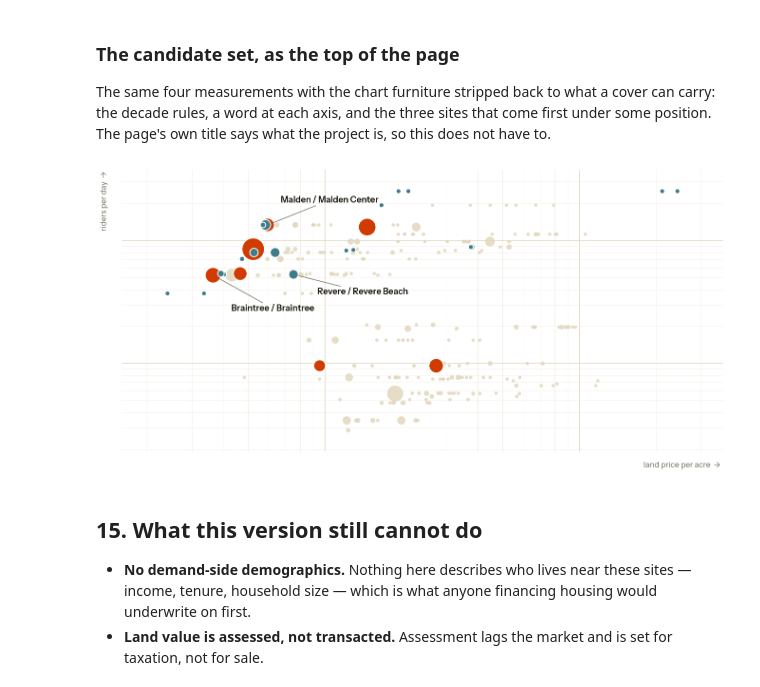
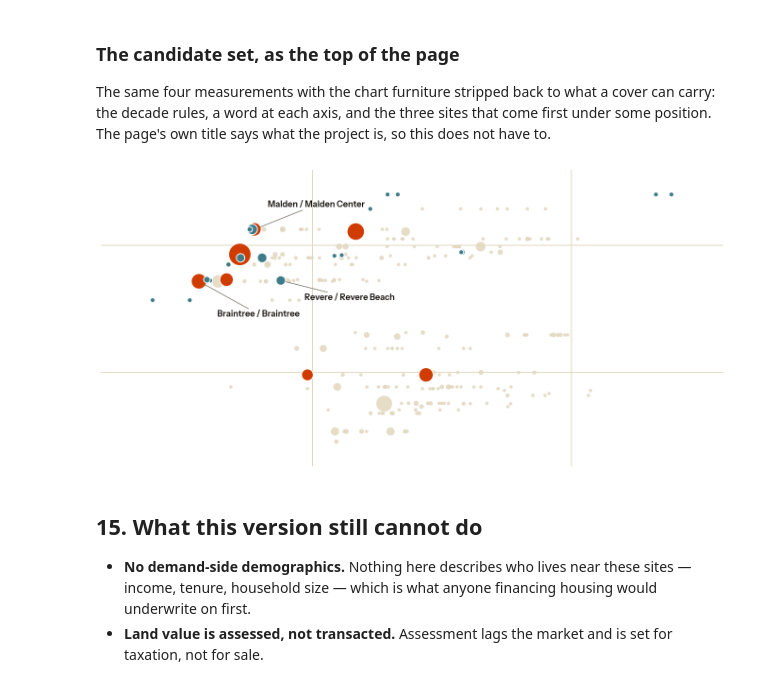
Before and after one commit to williamzqliu/tod-boston, a Jupyter notebook: 2026-rebuild.ipynb, the cells around one changed output. Drawn from its saved outputs; the diff is of its cells as text; code cells hidden in the pictures.

```diff
--- a/2026-rebuild.ipynb
+++ b/2026-rebuild.ipynb
@@ -907,47 +907,46 @@ project is, so this does not have to.
 BOLD = mpl.font_manager.FontProperties(fname='fonts/InstrumentSans-SemiBold.ttf') \
     if os.path.exists('fonts/InstrumentSans-SemiBold.ttf') else None
 
 fig, ax = plt.subplots(figsize=(13.2, 6.28))
 d, f = site[~site.pareto], site[site.pareto]
 ax.scatter(d.ppa, d.daily, s=np.clip(d.buildar_ac * 42, 26, 1800),
            color=FAINT, edgecolor='none', alpha=0.85, zorder=1)
 for t, g in f.groupby('type'):
     ax.scatter(g.ppa, g.daily, s=np.clip(g.buildar_ac * 42, 55, 1800),
                color=TYPE_COLOR[t], edgecolor='white', lw=1.4, zorder=3)
 
 ax.set_xscale('log')
 ax.set_yscale('log')
 ax.tick_params(which='both', length=0, labelbottom=False, labelleft=False)
-ax.grid(True, which='major', color=FAINT, lw=1.1)
-ax.grid(True, which='minor', color=FAINT, lw=0.5, alpha=0.55)
+# Decade lines only. The minor grid gave the picture a texture it did not need
+# at the top of a page, and no axis text at all: the head crops this image to a
+# banner and the listing card crops it again, so anything sitting near an edge
+# gets cut in half. The caption carries what the axes mean.
+ax.grid(True, which='major', color=FAINT, lw=1.4)
+ax.grid(False, which='minor')
 for side in ax.spines.values():
     side.set_visible(False)
-ax.margins(0.09)
-
-# Two words instead of two axis labels. Enough to know which way the space
-# runs, short enough that a listing card can crop the picture without cutting
-# a sentence in half.
-ax.text(0.995, -0.035, 'land price per acre  →', transform=ax.transAxes,
-        ha='right', va='top', fontsize=12, color=MUTE)
-ax.text(-0.022, 0.995, 'riders per day  →', transform=ax.transAxes, rotation=90,
-        ha='right', va='top', fontsize=12, color=MUTE)
+ax.margins(0.1)
 
 # The three that come first somewhere, and nothing else.
 OFFSET = {'Malden': (20, 34), 'Braintree': (28, -54), 'Revere': (36, -30)}
 for nm in dict.fromkeys(winners.site):
     i = label[label == nm].index[0]
     ax.annotate(nm.split(' (')[0], (site.ppa[i], site.daily[i]),
                 textcoords='offset points', xytext=OFFSET[nm.split(' / ')[0]],
                 fontsize=13, color=INK, zorder=5, ha='left',
                 fontproperties=BOLD,
                 arrowprops=dict(arrowstyle='-', color=MUTE, lw=1.0,
                                 shrinkA=0, shrinkB=8))
 
-fig.subplots_adjust(left=0.035, right=0.995, top=0.995, bottom=0.05)
-plt.savefig(f'{FIG}00-cover.png', dpi=300, bbox_inches='tight', pad_inches=0.18)
+# The axes fill the figure exactly, so the decade lines run to all four edges
+# and the picture has no border of its own. `bbox_inches='tight'` would trim
+# back to the marks and undo that.
+fig.subplots_adjust(left=0, right=1, top=1, bottom=0)
+plt.savefig(f'{FIG}00-cover.png', dpi=300)
 plt.show()
 # %% [output]
-[figure, old version]
+[figure, new version]
 # %% [markdown]
 ## 15. What this version still cannot do
 
```
Also changed, not shown: 1 other file.
